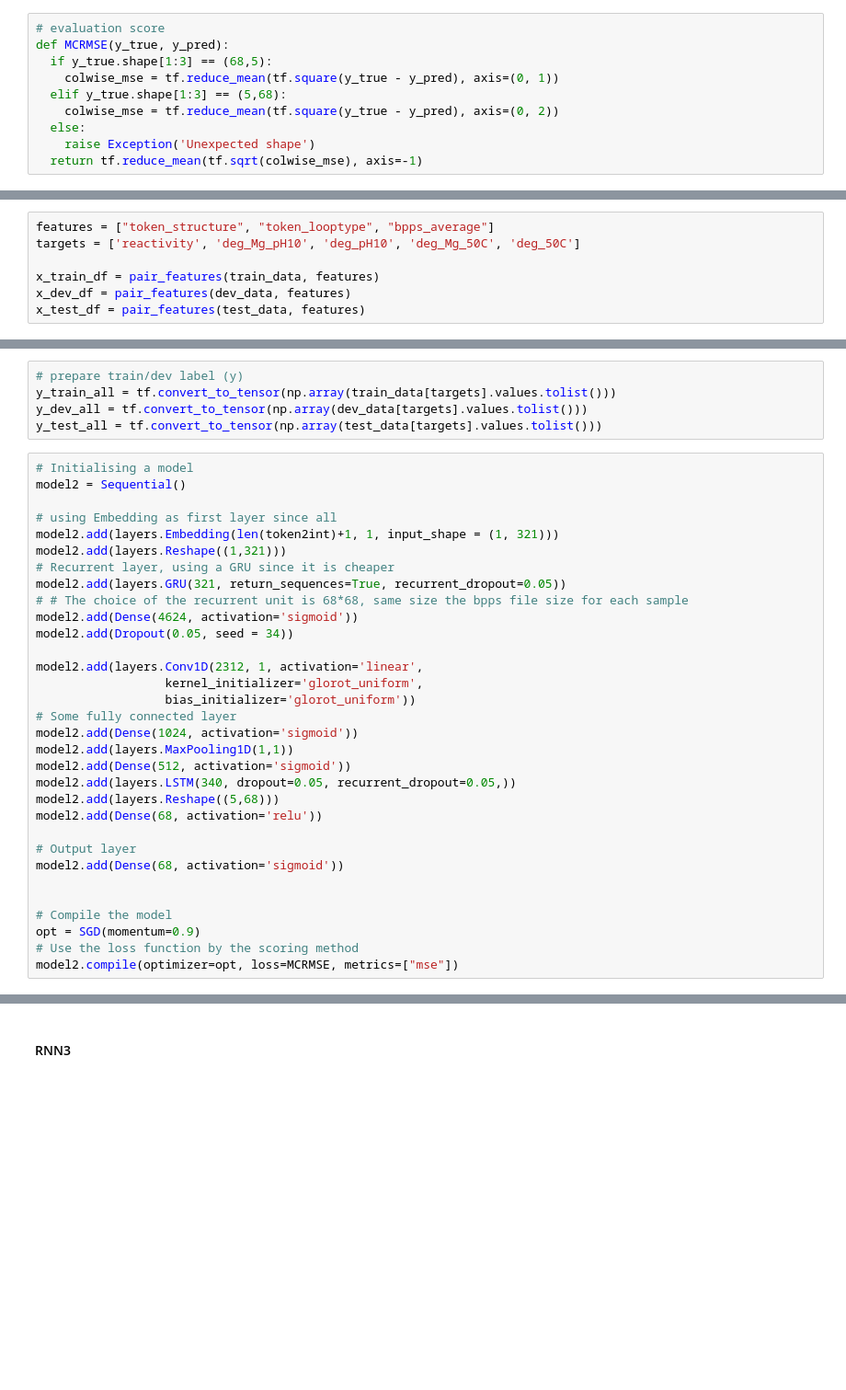
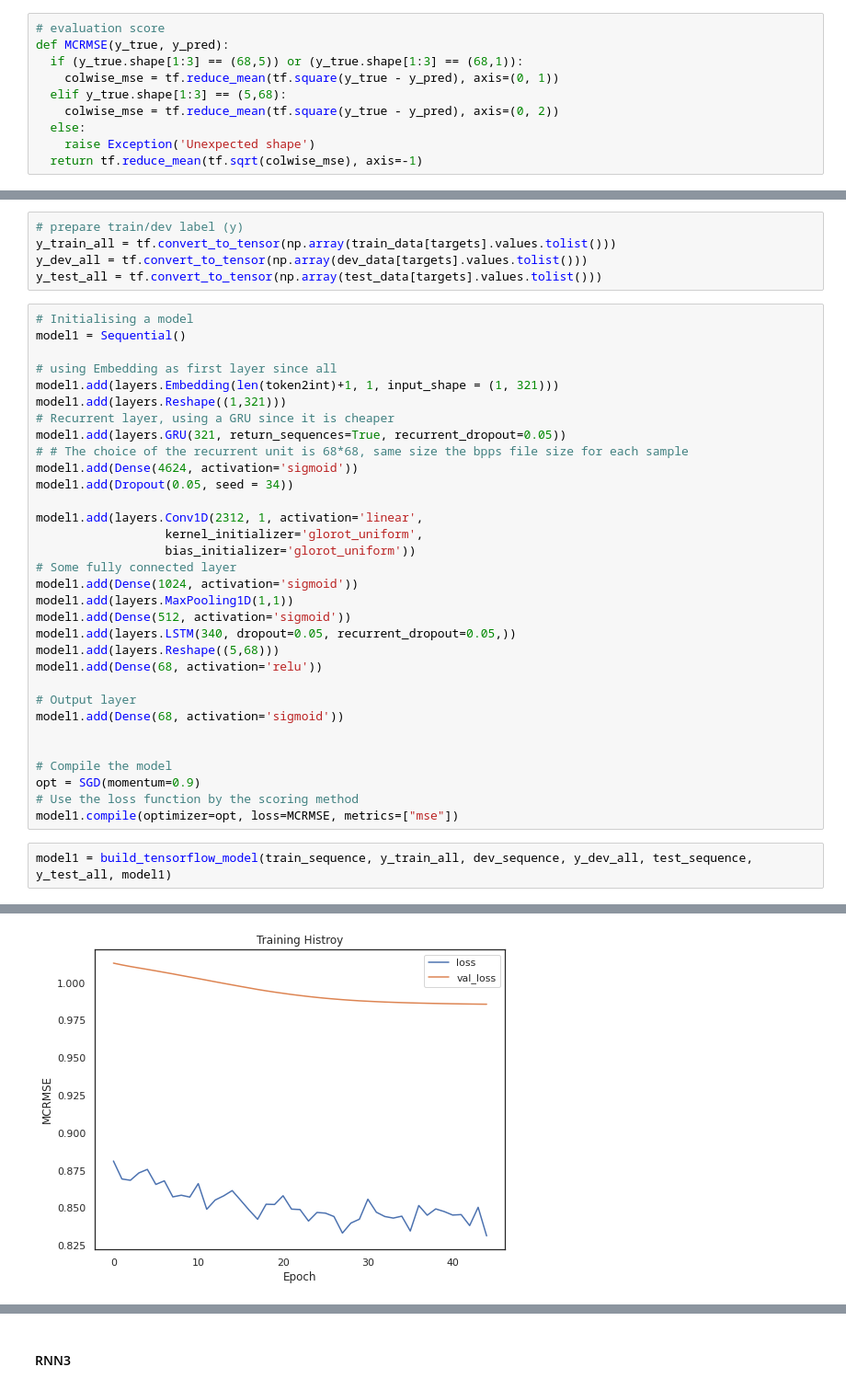
Before and after one commit to bruce-lam/W207_Final_Zhu_Yu_Lam, a Jupyter notebook: W207_Final_Project_Yu_Zhu_Lam.ipynb, the cells around one changed output, grey strips where cells are left out. Shown at 92% size. Drawn from its saved outputs; the diff is of its cells as text; blank space fills up the shorter version.

```diff
--- a/W207_Final_Project_Yu_Zhu_Lam.ipynb
+++ b/W207_Final_Project_Yu_Zhu_Lam.ipynb
@@ -528,7 +662,7 @@ The same evaluation score should be used consistently across to assess the model
 # %%
 # evaluation score
 def MCRMSE(y_true, y_pred):
-  if y_true.shape[1:3] == (68,5):
+  if (y_true.shape[1:3] == (68,5)) or (y_true.shape[1:3] == (68,1)):
     colwise_mse = tf.reduce_mean(tf.square(y_true - y_pred), axis=(0, 1))
   elif y_true.shape[1:3] == (5,68):
     colwise_mse = tf.reduce_mean(tf.square(y_true - y_pred), axis=(0, 2))
@@ -696,7 +1156,0 @@ This model only uses the features that derived from sequence but directly relate
-# %%
-features = ["token_structure", "token_looptype", "bpps_average"]
-targets = ['reactivity', 'deg_Mg_pH10', 'deg_pH10', 'deg_Mg_50C', 'deg_50C']
-
-x_train_df = pair_features(train_data, features)
-x_dev_df = pair_features(dev_data, features)
-x_test_df = pair_features(test_data, features)
@@ -747,33 +1169,36 @@ y_dev_all = tf.convert_to_tensor(np.array(dev_data[targets].values.tolist()))
 y_test_all = tf.convert_to_tensor(np.array(test_data[targets].values.tolist()))
 # %%
 # Initialising a model
-model2 = Sequential()
+model1 = Sequential()
 
 # using Embedding as first layer since all
-model2.add(layers.Embedding(len(token2int)+1, 1, input_shape = (1, 321)))
-model2.add(layers.Reshape((1,321)))
+model1.add(layers.Embedding(len(token2int)+1, 1, input_shape = (1, 321)))
+model1.add(layers.Reshape((1,321)))
 # Recurrent layer, using a GRU since it is cheaper
-model2.add(layers.GRU(321, return_sequences=True, recurrent_dropout=0.05))
+model1.add(layers.GRU(321, return_sequences=True, recurrent_dropout=0.05))
 # # The choice of the recurrent unit is 68*68, same size the bpps file size for each sample
-model2.add(Dense(4624, activation='sigmoid'))
-model2.add(Dropout(0.05, seed = 34))
+model1.add(Dense(4624, activation='sigmoid'))
+model1.add(Dropout(0.05, seed = 34))
 
-model2.add(layers.Conv1D(2312, 1, activation='linear',
+model1.add(layers.Conv1D(2312, 1, activation='linear',
                   kernel_initializer='glorot_uniform',
                   bias_initializer='glorot_uniform'))
 # Some fully connected layer
-model2.add(Dense(1024, activation='sigmoid'))
-model2.add(layers.MaxPooling1D(1,1))
-model2.add(Dense(512, activation='sigmoid'))
-model2.add(layers.LSTM(340, dropout=0.05, recurrent_dropout=0.05,))
-model2.add(layers.Reshape((5,68)))
-model2.add(Dense(68, activation='relu'))
+model1.add(Dense(1024, activation='sigmoid'))
+model1.add(layers.MaxPooling1D(1,1))
+model1.add(Dense(512, activation='sigmoid'))
+model1.add(layers.LSTM(340, dropout=0.05, recurrent_dropout=0.05,))
+model1.add(layers.Reshape((5,68)))
+model1.add(Dense(68, activation='relu'))
 
 # Output layer
-model2.add(Dense(68, activation='sigmoid'))
+model1.add(Dense(68, activation='sigmoid'))
 
 
 # Compile the model
 opt = SGD(momentum=0.9)
 # Use the loss function by the scoring method
-model2.compile(optimizer=opt, loss=MCRMSE, metrics=["mse"])
+model1.compile(optimizer=opt, loss=MCRMSE, metrics=["mse"])
+# %%
+model1 = build_tensorflow_model(train_sequence, y_train_all, dev_sequence, y_dev_all, test_sequence, y_test_all, model1)
+# %% [output]
@@ -779,0 +1222 @@ model2.compile(optimizer=opt, loss=MCRMSE, metrics=["mse"])
+[figure, added]
```
Also changed, not shown: parts of 100 cells of this notebook.
